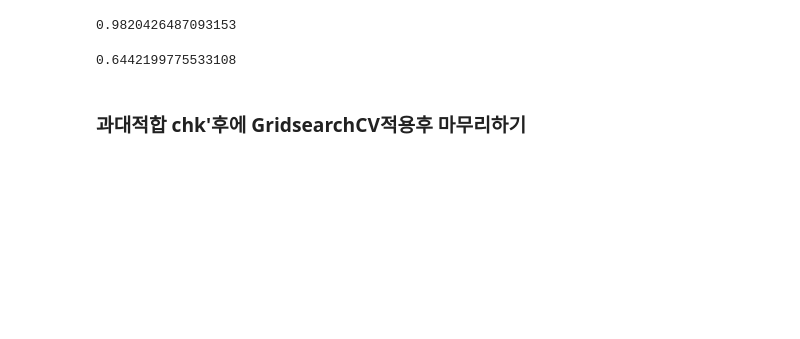
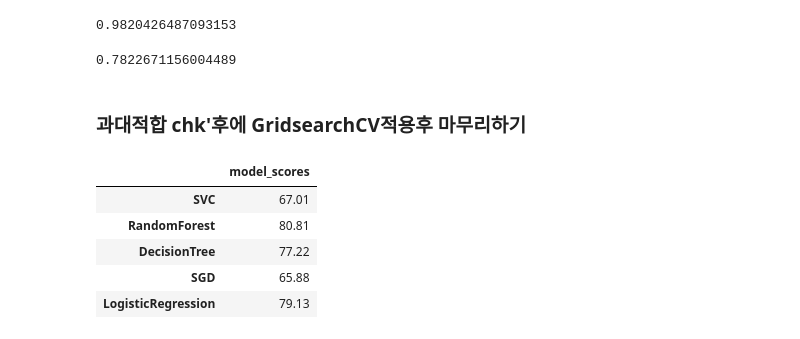
Before and after one commit to hykhhijk/Data_analysis_practice, a Jupyter notebook: kaggle/Titanic.ipynb, the cells around one changed output. Saved outputs shown, nothing was run; the diff lists cells and outputs as text; code cells hidden in the pictures; blank space fills up the shorter version.

```diff
--- a/kaggle/Titanic.ipynb
+++ b/kaggle/Titanic.ipynb
@@ -244,7 +245,7 @@ from sklearn.ensemble import RandomForestClassifier
 from sklearn.linear_model import SGDClassifier
 from sklearn.tree import DecisionTreeClassifier
 # %%
-logreg = LogisticRegression()
+logreg = LogisticRegression(max_iter=500)
 logreg.fit(train_df, train_label)
 logreg.score(train_df, train_label)
 # %% [output]
@@ -279,6 +271,26 @@ SGD = SGDClassifier()
 SGD.fit(train_df, train_label)
 SGD.score(train_df, train_label)
 # %% [output]
-0.6442199775533108
+0.7822671156004489
+# %%
+models = [SVC, random_forest, decision_tree, SGD, logreg]
+model_names = ["SVC","RandomForest","DecisionTree","SGD","LogisticRegression"]
 # %% [markdown]
 ### 과대적합 chk'후에 GridsearchCV적용후 마무리하기
+# %%
+def calculateCVscore(model):
+    CVscore = cross_val_score(model, train_df, train_label, cv=10, scoring="accuracy").mean()
+    CVscore = round(CVscore*100, 2)
+    return CVscore
+# %%
+model_scores = list(map(calculateCVscore, models))
+model_cv_scores = pd.DataFrame(model_scores, columns = ["model_scores"], index=model_names)
+# %%
+model_cv_scores
+# %% [output]
+|  | model_scores |
+| SVC | 67.01 |
+| RandomForest | 80.81 |
+| DecisionTree | 77.22 |
+| SGD | 65.88 |
+| LogisticRegression | 79.13 |
```
Also changed, not shown: parts of 6 cells of this notebook.
